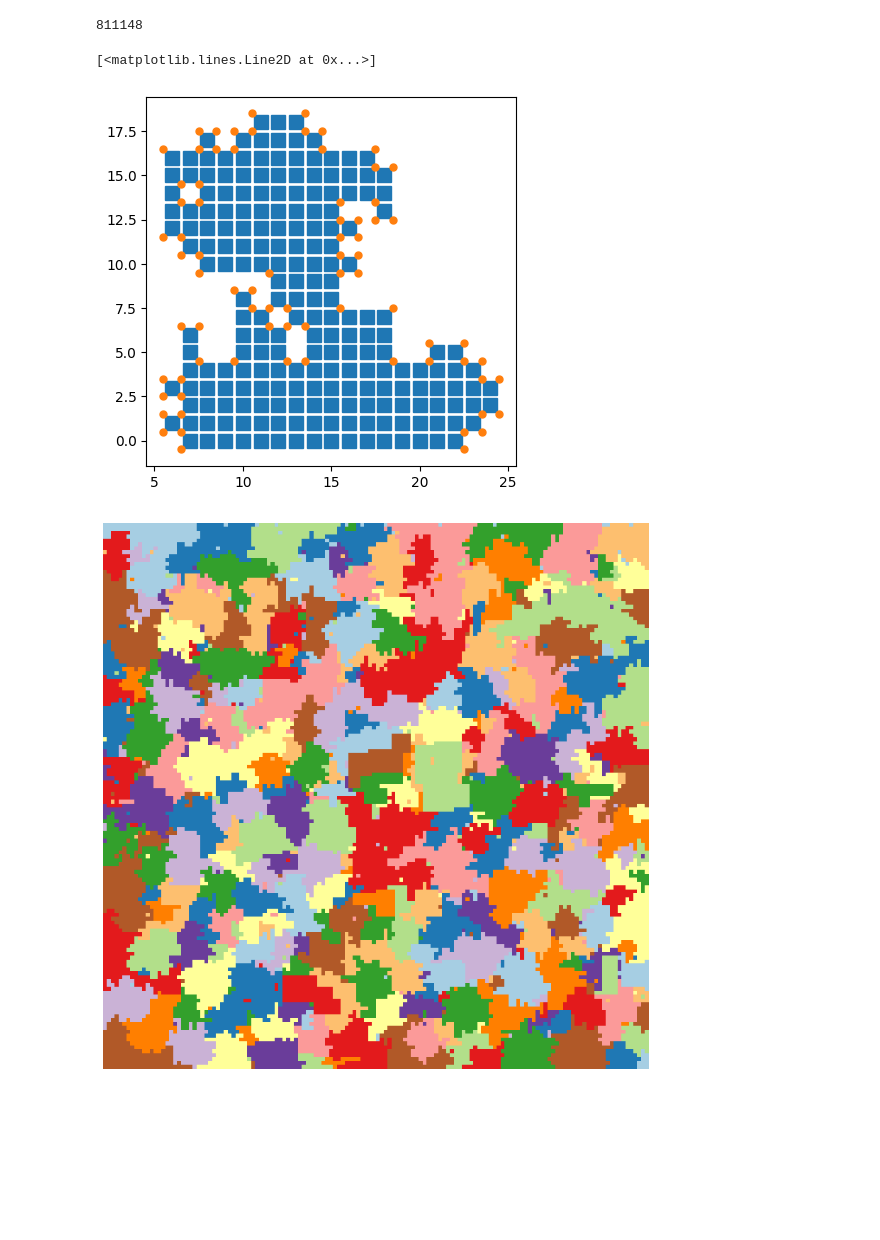
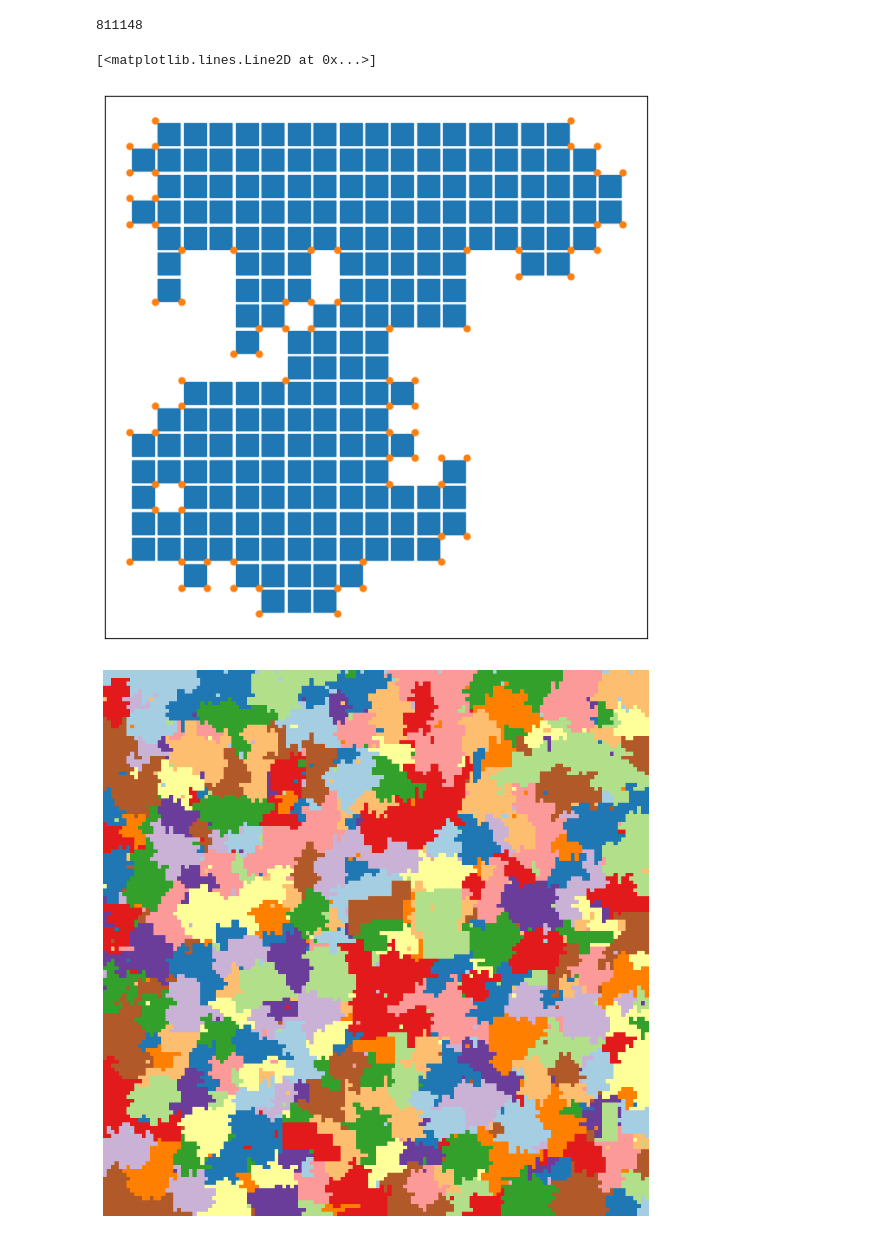
Before and after one commit to marcodelmastro/AdventOfCode2024, a Jupyter notebook: Day12.ipynb, the cells around one changed output. Drawn from its saved outputs; the diff is of its cells as text; code cells hidden in the pictures; blank space fills up the shorter version.

Commit message:
Day 12 plots

```diff
--- a/Day12.ipynb
+++ b/Day12.ipynb
@@ -137,28 +137,33 @@ part2(filename)
 # %%
 import numpy as np
 import matplotlib.pyplot as plt
 
 filename = "AOC2024inputs/input12.txt"
 flowers, flowernames = read_input_12(filename)
 patches = find_patches(flowers, flowernames)
 
 p = patches[1]
 
 x = [int(z.real) for z in p]
-y = [int(z.imag) for z in p]
+y = [-int(z.imag) for z in p]
 
-plt.plot(x,y,marker="s",linestyle='None', markersize=10)
-
+fig, ax = plt.subplots(figsize=(8, 8),dpi=100)
 ax = plt.gca()
 ax.set_aspect('equal', adjustable='box')
 
+#ax.set_axis_off()
+plt.xticks([], [])
+plt.yticks([], [])
+
+plt.plot(x,y,marker="s",linestyle='None', markersize=18)
+
 xc = [ z.real for z in find_corners(p) ]
-yc = [ z.imag for z in find_corners(p) ]
+yc = [ -z.imag for z in find_corners(p) ]
 
 plt.plot(xc,yc,marker=".",linestyle='None', markersize=10)
 # %% [output]
 [<matplotlib.lines.Line2D at 0x...>]
-[figure, old version]
+[figure, new version]
 # %%
 filename = "AOC2024inputs/input12.txt"
 f = open(filename)
```
